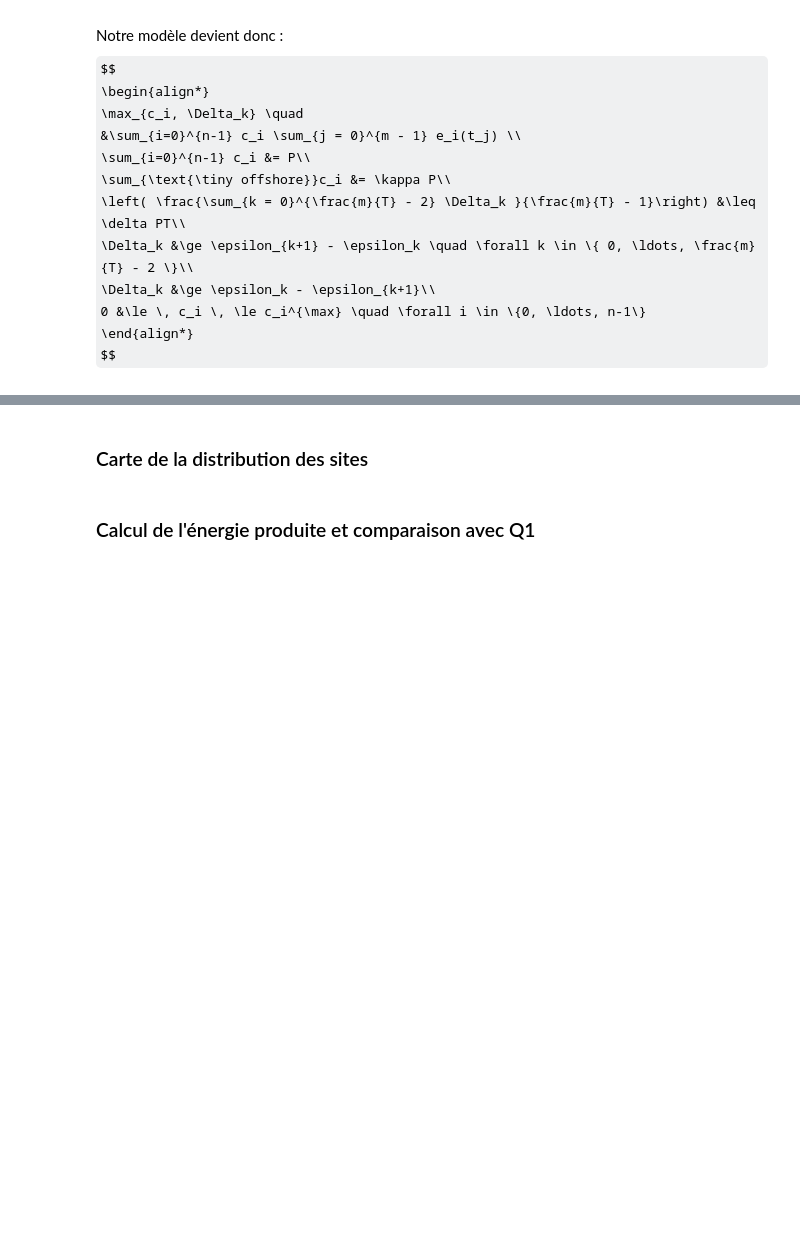
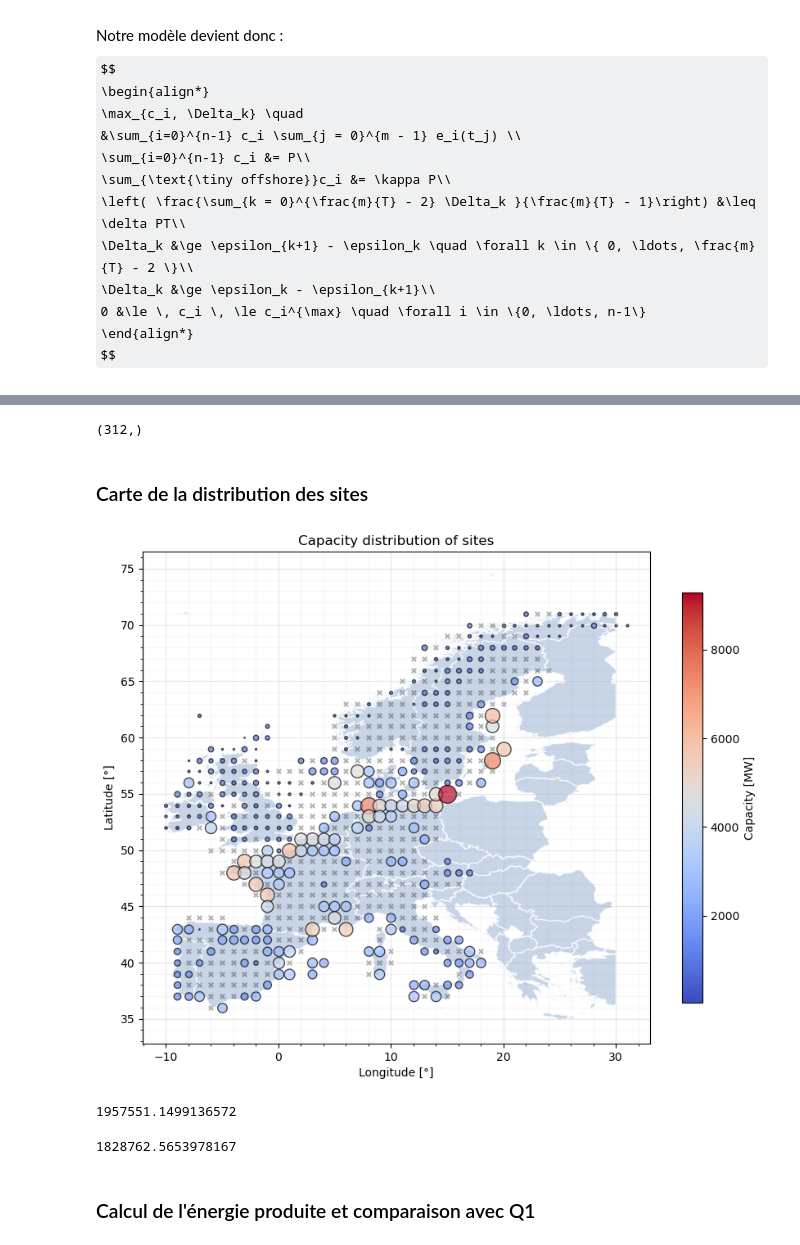
Before and after one commit to AhouLucas/projet-opti, a Jupyter notebook: projet_opti.ipynb, the cells around one changed output, grey strips where cells are left out. Cells and saved outputs as stored; diff of their text form; code cells hidden in the pictures; some formulas as TeX source; blank space fills up the shorter version.

```diff
--- a/projet_opti.ipynb
+++ b/projet_opti.ipynb
@@ -149,16 +153,16 @@ print('Total energy produced:', total_energy_produced/1e3, '[GWh]')
 ### Calcul du rendement
 # %%
 # Load solution
-sol = np.load('Data-partie-1/solution_Q1.npy')
+solQ1 = np.load('Data-partie-1/solution_Q1.npy')
 
 # Compute energy produced per hour
-energy_produced = np.zeros(m)
+energy_produced_Q1 = np.zeros(m)
 for i in range(m):
-    energy_produced[i] += sol[offshore_idx]@offshore_df[:, i]
-    energy_produced[i] += sol[onshore_idx]@onshore_df[:, i]
+    energy_produced_Q1[i] += solQ1[offshore_idx]@offshore_df[:, i]
+    energy_produced_Q1[i] += solQ1[onshore_idx]@onshore_df[:, i]
 
 # Plots efficiency over time (ratio between energy produced and maximum energy producible)
-efficiency = energy_produced / P * 100
+efficiency = energy_produced_Q1 / P * 100
 average_efficiency = np.mean(efficiency)
 t = np.arange(1, m+1)
 fig = plt.figure(figsize=(10, 5))
@@ -566,7 +584,9 @@ print(sol)
 # %%
-sol = np.load("Data-partie-1/solution_Q3.npy", allow_pickle=True)
-print(sol[:n][sol[:n] != 0].shape)
-solcap = sol[:n]
+solQ3 = np.load("Data-partie-1/solution_Q3.npy", allow_pickle=True)
+print(solQ3[:n][solQ3[:n] != 0].shape)
+solcap = solQ3[:n]
+# %% [output]
+(312,)
 # %% [markdown]
 ### Carte de la distribution des sites
 # %%
@@ -594,32 +614,39 @@ gdf_rg.plot(color='lightsteelblue', alpha=0.7, edgecolor='white', figsize=(10,10
 
 # Plot capacities as circles
 
-sol = np.load("Data-partie-1/solution_Q3.npy", allow_pickle=True)
-solcap = sol[:n]
+solQ3 = np.load("Data-partie-1/solution_Q3.npy", allow_pickle=True)
+solcap = solQ3[:n]
 
 max_capacities = np.max(solcap[:-1])
 min_capacities = np.min(solcap[solcap > 0][:-1])
 
 cm = plt.get_cmap('coolwarm')
 cNorm = plt.Normalize(vmin=min_capacities, vmax=max_capacities)
 scalarMap = plt.cm.ScalarMappable(norm=cNorm, cmap=cm)
 
 for i in range(n):
     site = sites_df[sites_df['index site'] == i].iloc[0]
     if solcap[i] > 0:
         capacity = solcap[i]
         marker_size = 250*capacity/max_capacities
         plt.scatter(site['longitude'], site['latitude'], c=capacity, vmin=min_capacities, vmax=max_capacities, cmap=cm, s=marker_size, alpha=0.7, edgecolors='black')
     else:
         plt.scatter(site['longitude'], site['latitude'], c='black', marker='x', s=15, alpha=0.3)
 
 
 ax, fig = plt.gca(), plt.gcf()
 plt.title("Capacity distribution of sites")
 plt.colorbar(scalarMap, label='Capacity [MW]', shrink=0.65, ax=ax)
 plt.xlabel('Longitude [°]')
 plt.ylabel('Latitude [°]')
 plt.grid(alpha=0.3, which='major')
 plt.grid(alpha=0.1, which='minor')
 plt.minorticks_on()
 plt.savefig('Graphes/Graphes_Q3/capacity_distribution.pdf', format='pdf', bbox_inches='tight', pad_inches=0)
+# %% [output]
+[figure, added]
+# %%
+solQ3 = np.load("Data-partie-1/solution_Q3.npy", allow_pickle=True)
+np.dot(solQ3[:n],np.sum(rendements_on_off, axis = 1))/1e3 #Valeur de la production totale de la Q3
+# %% [output]
+1957551.1499136572
@@ -626,2 +655,4 @@ plt.savefig('Graphes/Graphes_Q3/capacity_distribution.pdf', format='pdf', bbox_i
 # %%
-np.dot(sol[:n],np.sum(rendements_on_off, axis = 1)) #Valeur de la production totale de la Q3
+np.dot(solQ1[:n],np.sum(rendements_on_off, axis = 1))/1e3 #Valeur de la production totale dans la Q1
+# %% [output]
+1828762.5653978167
```
Also changed, not shown: parts of 20 cells of this notebook, 7 other files.
